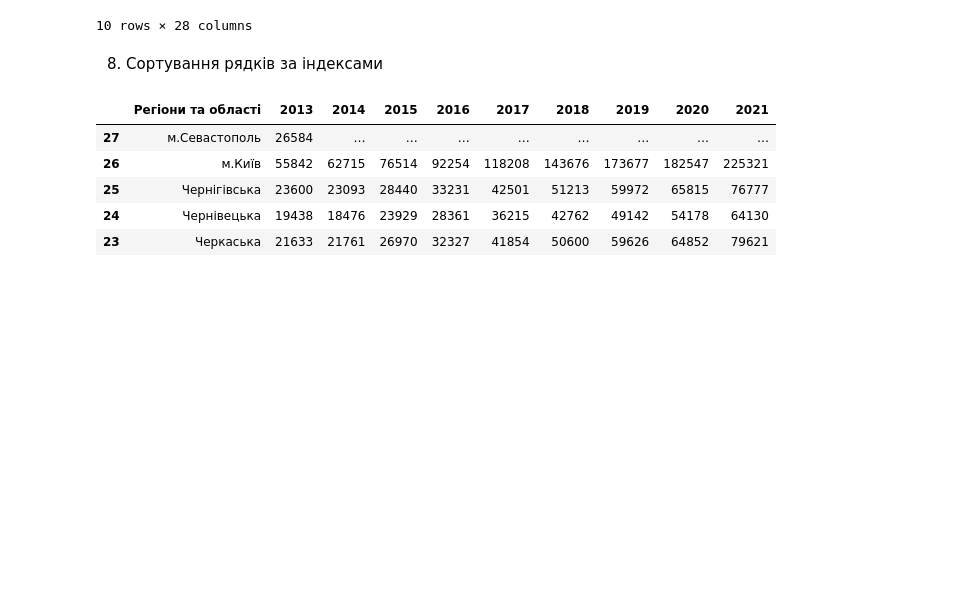
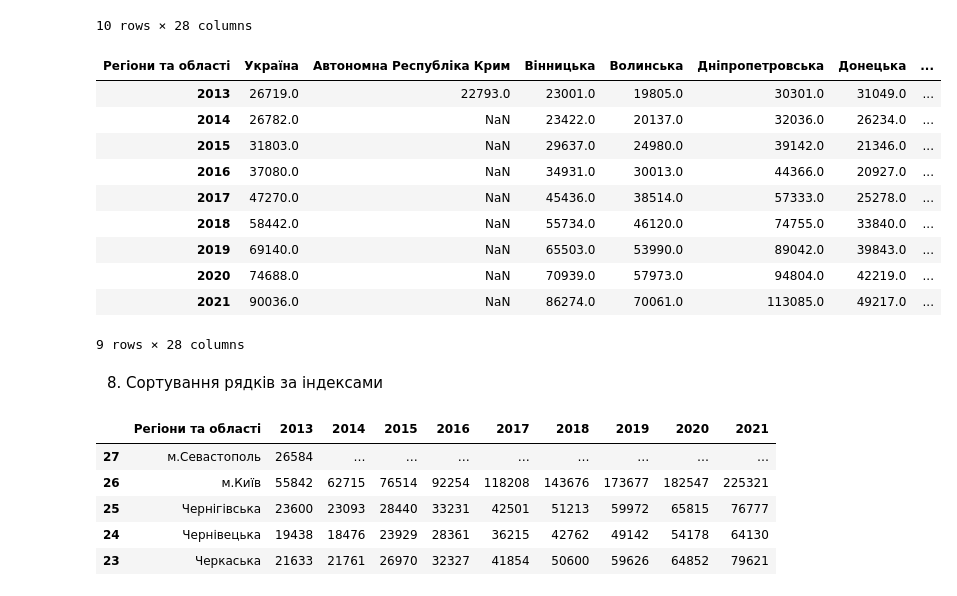
Before and after one commit to smoklien/kpi-machine-learning, a Jupyter notebook: lab-1/src/main.ipynb, the cells around one changed output. Drawn from its saved outputs; the diff is of its cells as text; code cells hidden in the pictures; blank space fills up the shorter version.

```diff
--- a/lab-1/src/main.ipynb
+++ b/lab-1/src/main.ipynb
@@ -334,6 +351,20 @@ raw_df.T
 | 2020 | 74688 | … | 70939 | 57973 | 94804 | 42219 | 66651 | 52379 | 83309 | 61088 | ... | ... |
 | 2021 | 90036 | … | 86274 | 70061 | 113085 | 49217 | 79328 | 60386 | 97924 | 71944 | ... | ... |
 10 rows × 28 columns
+# %%
+df.T
+# %% [output]
+| Регіони та області | Україна | Автономна Республіка Крим | Вінницька | Волинська | Дніпропетровська | Донецька | ... |
+| 2013 | 26719.0 | 22793.0 | 23001.0 | 19805.0 | 30301.0 | 31049.0 | ... |
+| 2014 | 26782.0 | NaN | 23422.0 | 20137.0 | 32036.0 | 26234.0 | ... |
+| 2015 | 31803.0 | NaN | 29637.0 | 24980.0 | 39142.0 | 21346.0 | ... |
+| 2016 | 37080.0 | NaN | 34931.0 | 30013.0 | 44366.0 | 20927.0 | ... |
+| 2017 | 47270.0 | NaN | 45436.0 | 38514.0 | 57333.0 | 25278.0 | ... |
+| 2018 | 58442.0 | NaN | 55734.0 | 46120.0 | 74755.0 | 33840.0 | ... |
+| 2019 | 69140.0 | NaN | 65503.0 | 53990.0 | 89042.0 | 39843.0 | ... |
+| 2020 | 74688.0 | NaN | 70939.0 | 57973.0 | 94804.0 | 42219.0 | ... |
+| 2021 | 90036.0 | NaN | 86274.0 | 70061.0 | 113085.0 | 49217.0 | ... |
+9 rows × 28 columns
 # %% [markdown]
 8. Сортування рядків за індексами
 # %%
```
Also changed, not shown: parts of 5 cells of this notebook, 2 other files.
